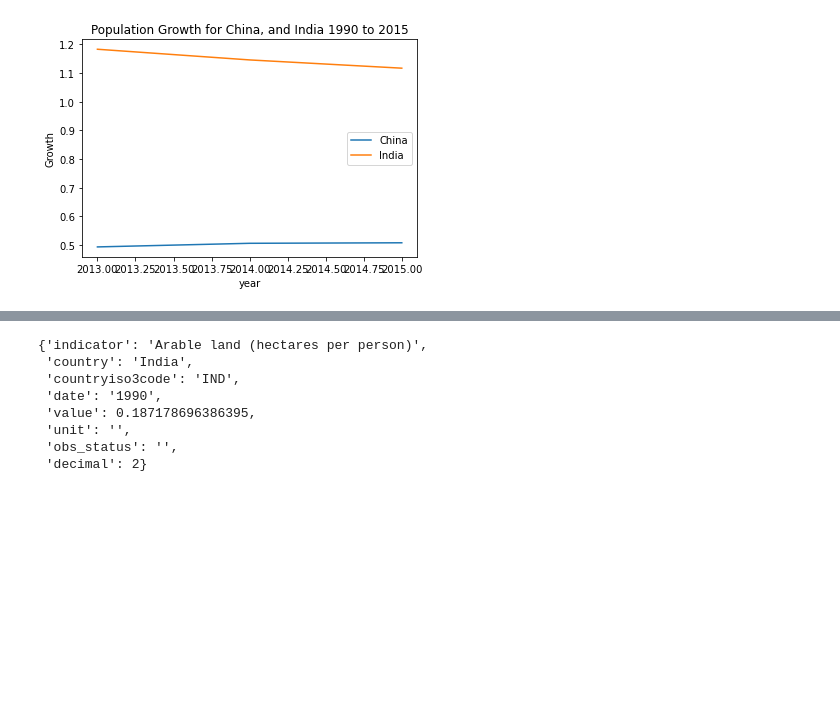
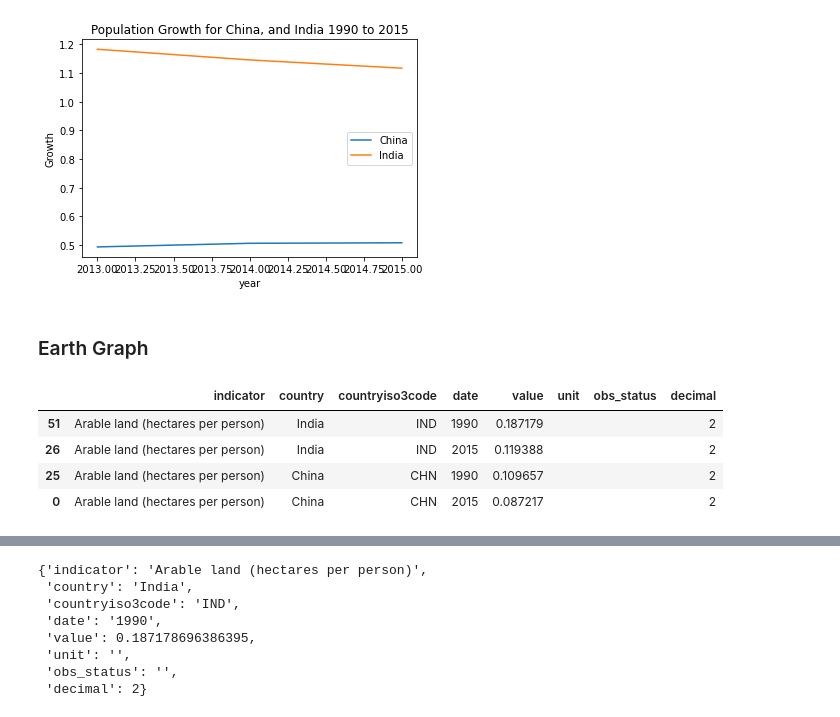
Before and after one commit to nghitrampham/data_dashboard, a Jupyter notebook: WebAppDeployment/notebooks/pythonAPI001.ipynb, the cells around one changed output, grey strips where cells are left out. Cells and saved outputs as stored; diff of their text form; code cells hidden in the pictures; blank space fills up the shorter version.

```diff
--- a/WebAppDeployment/notebooks/pythonAPI001.ipynb
+++ b/WebAppDeployment/notebooks/pythonAPI001.ipynb
@@ -67,6 +88,8 @@ plt.ylabel('Growth')
 plt.show()
 # %% [output]
 [figure]
+# %% [markdown]
+### Earth Graph
 # %%
 # World Bank indicators of Population Growth
 # , 'SP.RUR.TOTL.ZS', 'SP.RUR.TOTL.ZS', 'AG.LND.FRST.ZS'
@@ -94,0 +136,8 @@ for indicator in indicators:
+# %%
+df_one
+# %% [output]
+|  | indicator | country | countryiso3code | date | value | unit | obs_status | decimal |
+| 51 | Arable land (hectares per person) | India | IND | 1990 | 0.187179 |  |  | 2 |
+| 26 | Arable land (hectares per person) | India | IND | 2015 | 0.119388 |  |  | 2 |
+| 25 | Arable land (hectares per person) | China | CHN | 1990 | 0.109657 |  |  | 2 |
+| 0 | Arable land (hectares per person) | China | CHN | 2015 | 0.087217 |  |  | 2 |
```
Also changed, not shown: parts of 10 cells of this notebook, 9 other files.
